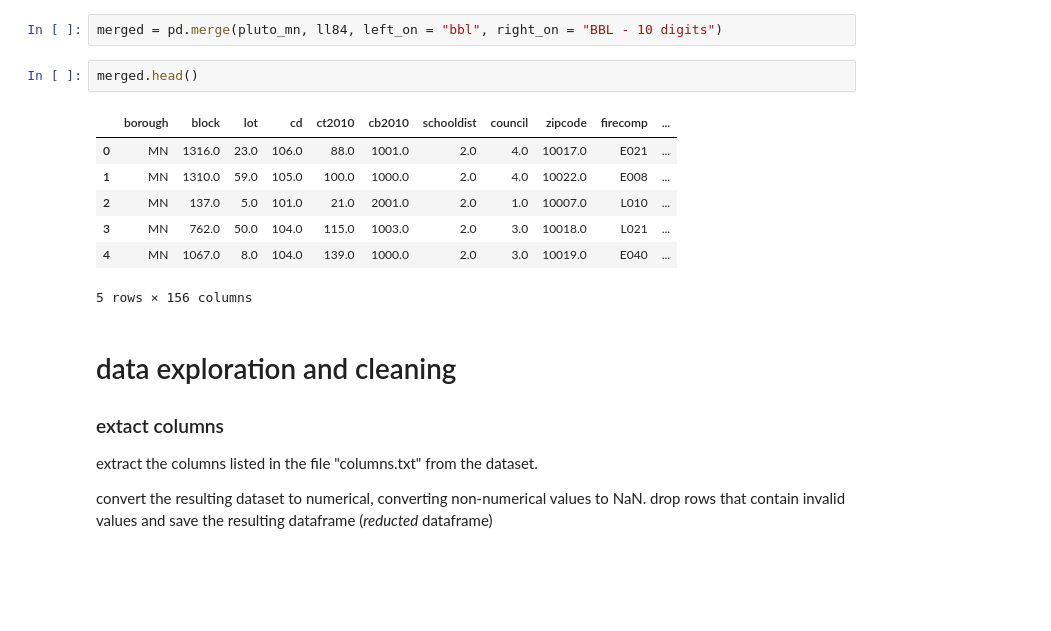
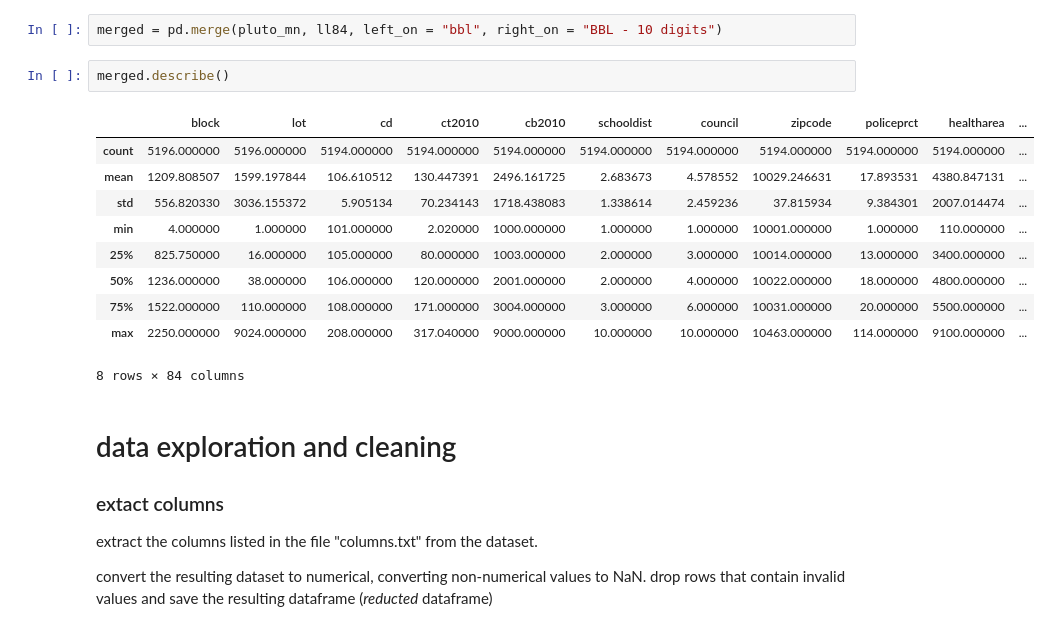
Before and after one commit to samuelmat/DSPS_tFessaras, a Jupyter notebook: HW5/BuildingsEnergyOwners.ipynb, the cells around one changed output. Cells and saved outputs as stored; diff of their text form; blank space fills up the shorter version.

```diff
--- a/HW5/BuildingsEnergyOwners.ipynb
+++ b/HW5/BuildingsEnergyOwners.ipynb
@@ -98,15 +94,18 @@ ll84.head()
 # %%
 merged = pd.merge(pluto_mn, ll84, left_on = "bbl", right_on = "BBL - 10 digits")
 # %%
-merged.head()
+merged.describe()
 # %% [output]
-|  | borough | block | lot | cd | ct2010 | cb2010 | schooldist | council | zipcode | firecomp | ... |
-| 0 | MN | 1316.0 | 23.0 | 106.0 | 88.0 | 1001.0 | 2.0 | 4.0 | 10017.0 | E021 | ... |
-| 1 | MN | 1310.0 | 59.0 | 105.0 | 100.0 | 1000.0 | 2.0 | 4.0 | 10022.0 | E008 | ... |
-| 2 | MN | 137.0 | 5.0 | 101.0 | 21.0 | 2001.0 | 2.0 | 1.0 | 10007.0 | L010 | ... |
-| 3 | MN | 762.0 | 50.0 | 104.0 | 115.0 | 1003.0 | 2.0 | 3.0 | 10018.0 | L021 | ... |
-| 4 | MN | 1067.0 | 8.0 | 104.0 | 139.0 | 1000.0 | 2.0 | 3.0 | 10019.0 | E040 | ... |
+|  | block | lot | cd | ct2010 | cb2010 | schooldist | council | zipcode | policeprct | healtharea | ... |
+| count | 5196.000000 | 5196.000000 | 5194.000000 | 5194.000000 | 5194.000000 | 5194.000000 | 5194.000000 | 5194.000000 | 5194.000000 | 5194.000000 | ... |
+| mean | 1209.808507 | 1599.197844 | 106.610512 | 130.447391 | 2496.161725 | 2.683673 | 4.578552 | 10029.246631 | 17.893531 | 4380.847131 | ... |
+| std | 556.820330 | 3036.155372 | 5.905134 | 70.234143 | 1718.438083 | 1.338614 | 2.459236 | 37.815934 | 9.384301 | 2007.014474 | ... |
+| min | 4.000000 | 1.000000 | 101.000000 | 2.020000 | 1000.000000 | 1.000000 | 1.000000 | 10001.000000 | 1.000000 | 110.000000 | ... |
+| 25% | 825.750000 | 16.000000 | 105.000000 | 80.000000 | 1003.000000 | 2.000000 | 3.000000 | 10014.000000 | 13.000000 | 3400.000000 | ... |
+| 50% | 1236.000000 | 38.000000 | 106.000000 | 120.000000 | 2001.000000 | 2.000000 | 4.000000 | 10022.000000 | 18.000000 | 4800.000000 | ... |
+| 75% | 1522.000000 | 110.000000 | 108.000000 | 171.000000 | 3004.000000 | 3.000000 | 6.000000 | 10031.000000 | 20.000000 | 5500.000000 | ... |
+| max | 2250.000000 | 9024.000000 | 208.000000 | 317.040000 | 9000.000000 | 10.000000 | 10.000000 | 10463.000000 | 114.000000 | 9100.000000 | ... |
-5 rows × 156 columns
+8 rows × 84 columns
 # %% [markdown]
 # data exploration and cleaning
 
```
Also changed, not shown: parts of 4 cells of this notebook.
